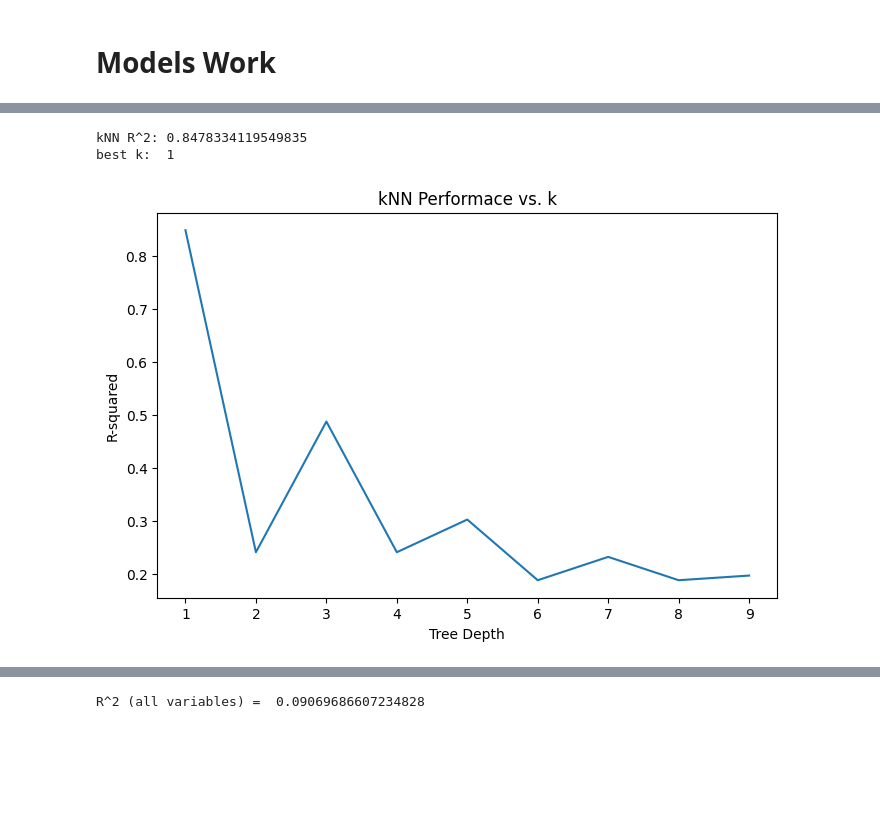
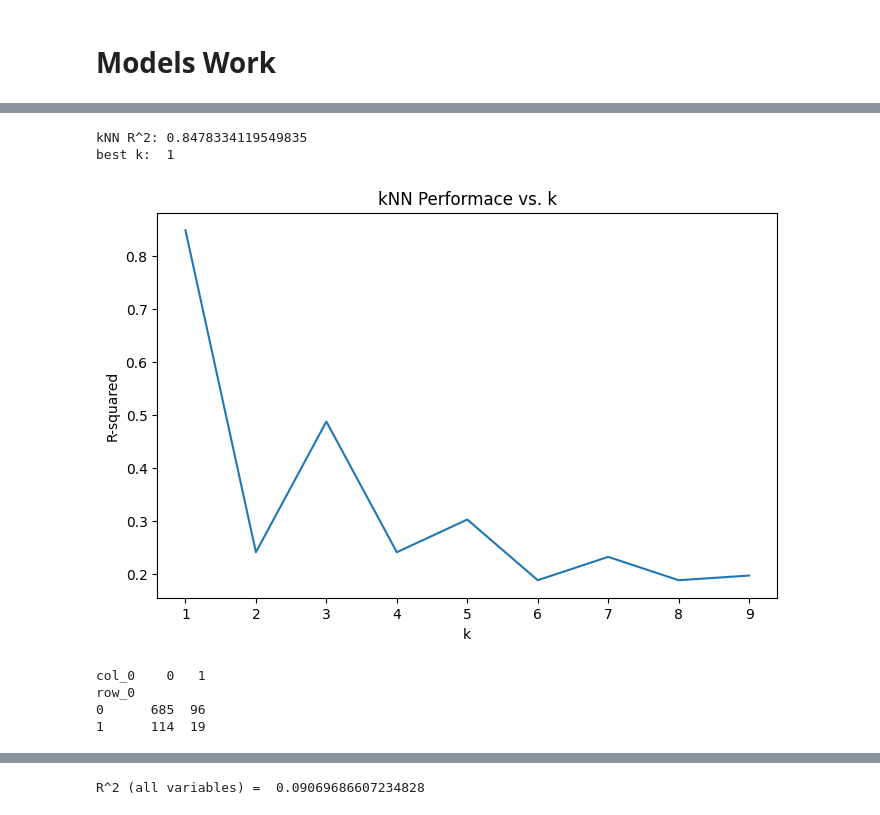
Before and after one commit to JulianKrese/project_chd, a Jupyter notebook: model_work.ipynb, the cells around one changed output, grey strips where cells are left out. Drawn from its saved outputs; the diff is of its cells as text; code cells hidden in the pictures; blank space fills up the shorter version.

Commit message:
fixed label on knn visualization and added confusion matrices

```diff
--- a/model_work.ipynb
+++ b/model_work.ipynb
@@ -40,34 +38,52 @@ R_squared_vals = {}
 # %%
 # Create kNN model - k of 1 gives the highest R-squared
 best_k = 0
 best_r2 = 0
 r2_scores = []
 ks = list(range(1,10))
 for k in ks:
   knn = KNeighborsClassifier(n_neighbors=k)
   knn.fit(X_train, y_train.values.ravel()) # .values.ravel() suppresses data conversion warning - converts column vector to 1d array
   y_pred = knn.predict(X_test)
   r2 = abs(r2_score(y_test, y_pred))
   r2_scores.append(r2)
   if r2 > best_r2:
     best_r2 = r2
     best_k = k
 
 print("kNN R^2:", best_r2)
 print("best k: ", best_k)
 R_squared_vals["kNN"] = best_r2
 
 #  Visualizing R-squared vs. k
 plt.figure(figsize=(8, 5))
 plt.plot(ks, r2_scores)
-plt.xlabel('Tree Depth')
+plt.xlabel('k')
 plt.ylabel('R-squared')
 plt.title('kNN Performace vs. k')
 plt.show()
+
+
+# Confusion matrix:
+best_knn = KNeighborsClassifier(n_neighbors=best_k)
+best_knn.fit(X_train, y_train.values.ravel())
+y_pred_best = best_knn.predict(X_test)
+
+y_test_flat = np.ravel(y_test) # Flatten the arrays
+y_pred_best_flat = np.ravel(y_pred_best)
+
+cross_tab = pd.crosstab(y_test_flat, y_pred_best_flat)
+print(cross_tab)
+
+# lots of false negatives (bottom left)
 # %% [output]
 kNN R^2: 0.8478334119549835
 best k:  1
-[figure, old version]
+[figure, new version]
+col_0    0   1
+row_0
+0      685  96
+1      114  19
 # %%
 # Create decision tree - depth of 24 gives the highest R-squared
 best_depth = 0
```
Also changed, not shown: parts of 3 cells of this notebook.
